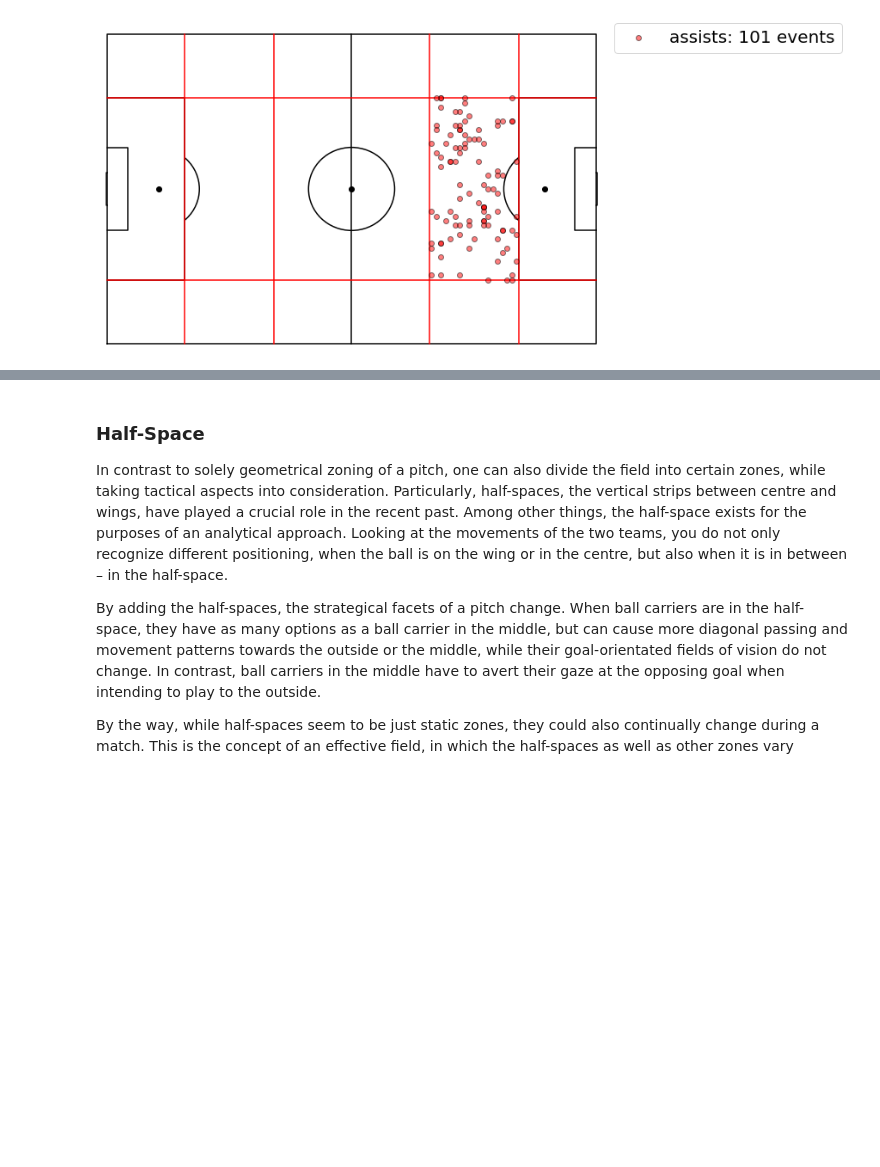
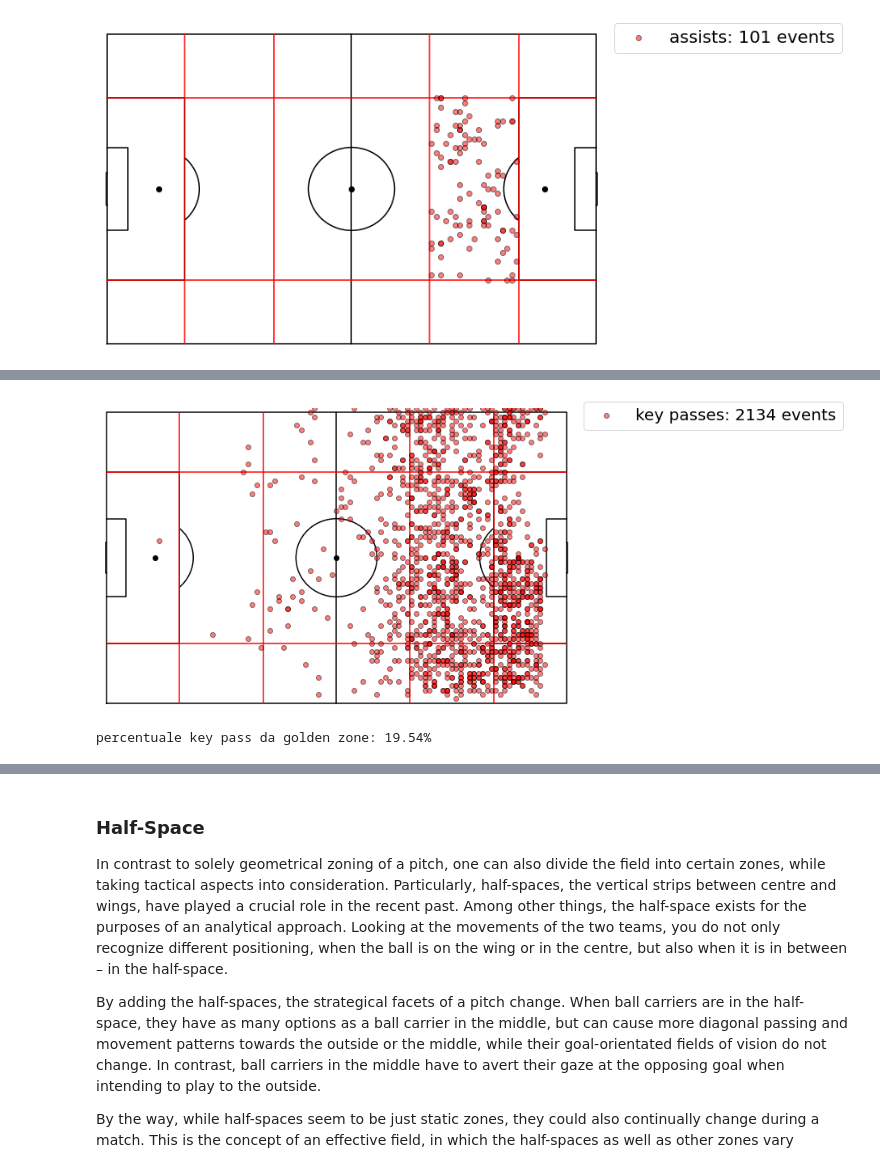
Before and after one commit to PasqualeGorrasi/Football-data, a Jupyter notebook: football data.ipynb, the cells around one changed output, grey strips where cells are left out. Cells and saved outputs as stored; diff of their text form; code cells hidden in the pictures; blank space fills up the shorter version.

```diff
--- a/football data.ipynb
+++ b/football data.ipynb
@@ -309,0 +355,17 @@ plot_kde_events_on_field(sample_size=1000)
+# %%
+df_team_1 = keypass_df
+
+f = draw_pitch_grid("white", "black", "h", "full")
+plt.scatter(df_team_1['x_start'], df_team_1['y_start'], c='red', edgecolors="k", zorder=12,
+            alpha=0.5, label='%s: %s events' %('key passes', len(df_team_1)))
+plt.legend(fontsize=20, bbox_to_anchor=(1.01, 1.05))
+plt.show()
+# %% [output]
+[figure, added]
+# %%
+keypass_zone14 = keypass_df[keypass_df['y_start'].between(13.84,54.16)]
+keypass_zone14 = keypass_zone14[keypass_zone14['x_start'].between(68.5,87.5)]
+
+print('percentuale key pass da golden zone: {}%'.format(round(len(keypass_zone14)/len(keypass_df)*100, 2)))
+# %% [output]
+percentuale key pass da golden zone: 19.54%
```
Also changed, not shown: parts of 27 cells of this notebook.
